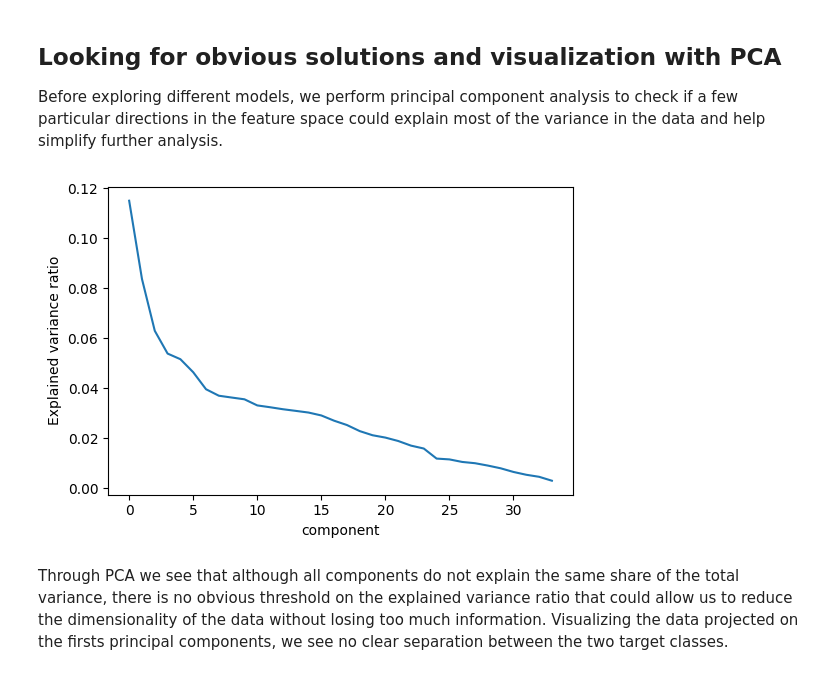
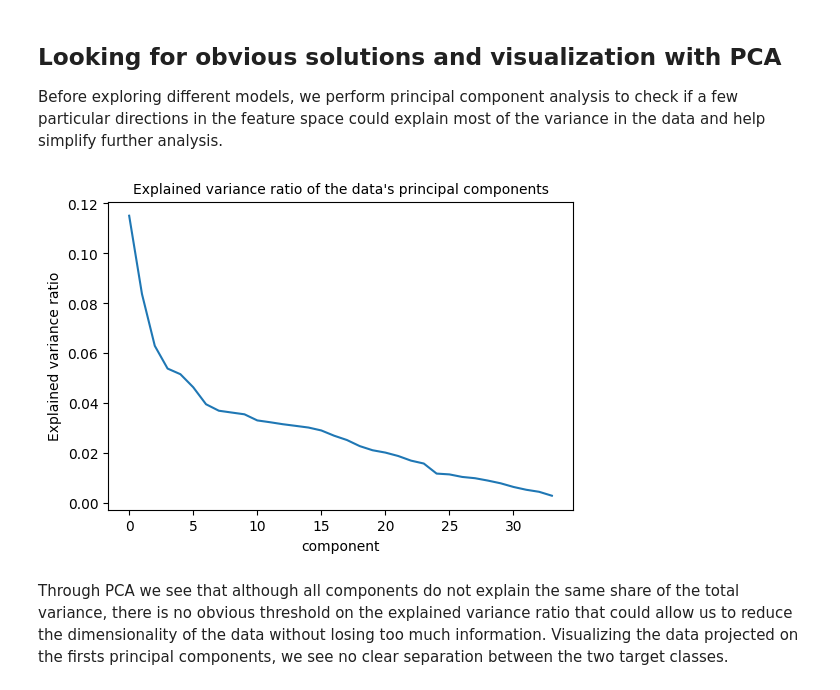
Before and after one commit to guillaume-plc/descartes-ds-test, a Jupyter notebook: notebook.ipynb, the cells around one changed output. Cells and saved outputs as stored; diff of their text form; code cells hidden in the pictures.

```diff
--- a/notebook.ipynb
+++ b/notebook.ipynb
@@ -132,14 +134,15 @@ Before exploring different models, we perform principal component analysis to ch
 # %%
 pca = PCA(svd_solver="full", random_state=0)
 pca.fit(X_train)
 
 fig, ax = plt.subplots(figsize=(6, 4))
 ax.plot(pca.explained_variance_ratio_)
 ax.set_xlabel("component")
 ax.set_ylabel("Explained variance ratio")
+ax.set_title("Explained variance ratio of the data's principal components", fontsize=10)
 plt.show()
 # %% [output]
-[figure, old version]
+[figure, new version]
 # %% [markdown]
 Through PCA we see that although all components do not explain the same share of the total variance, there is no obvious threshold on the explained variance ratio that could allow us to reduce the dimensionality of the data without losing too much information. Visualizing the data projected on the firsts principal components, we see no clear separation between the two target classes.
 # %%
```
Also changed, not shown: parts of 5 cells of this notebook.
